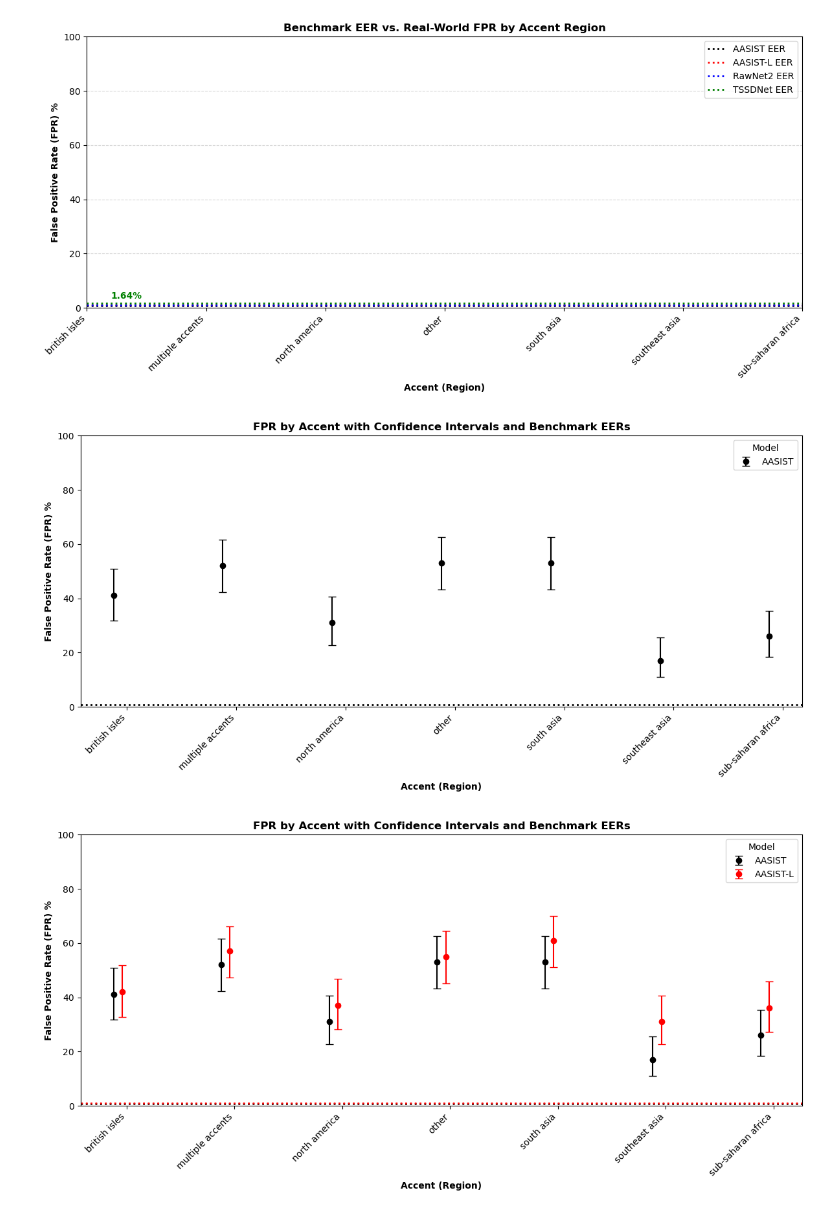
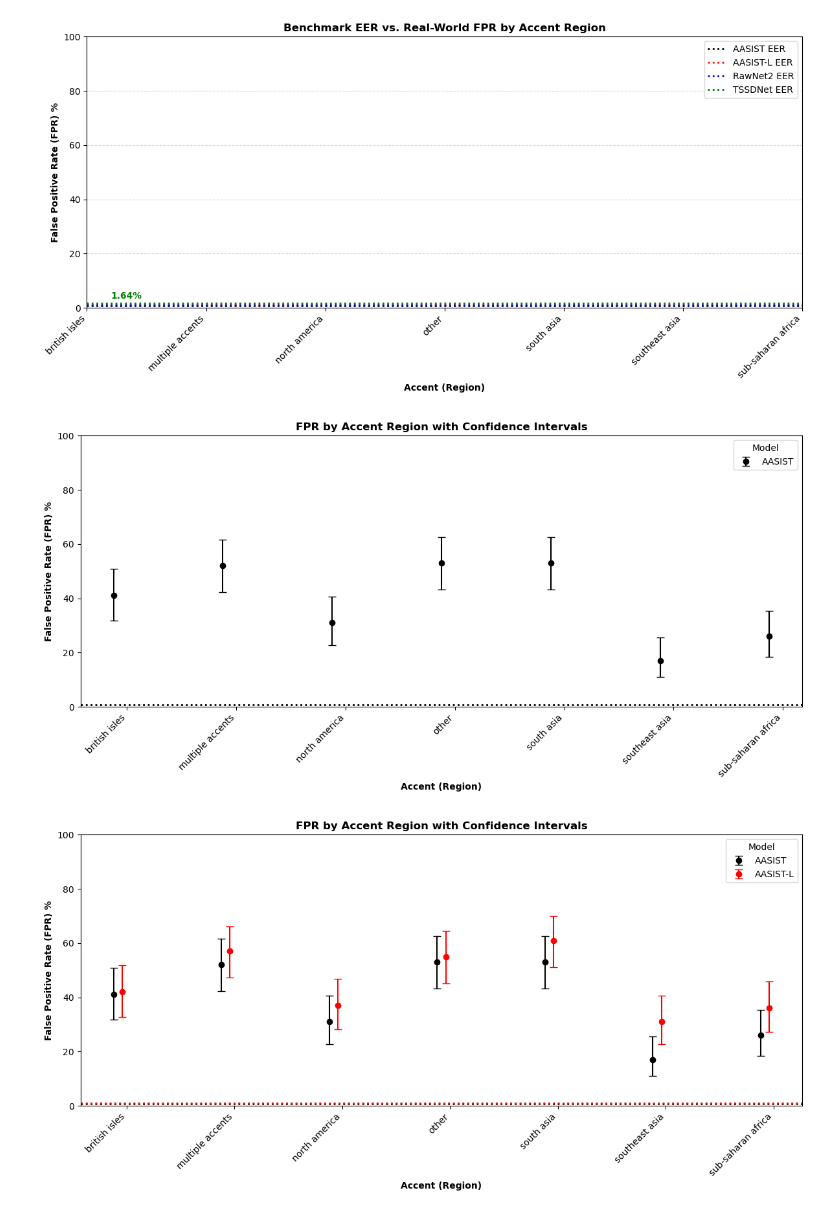
Before and after one commit to madfields17/Capstone_2025, a Jupyter notebook: capstone_models/model_analysis.ipynb, the cells around one changed output. Drawn from its saved outputs; the diff is of its cells as text; code cells hidden in the pictures.

```diff
--- a/capstone_models/model_analysis.ipynb
+++ b/capstone_models/model_analysis.ipynb
@@ -643,35 +643,35 @@ for model in model_colors.keys():
     if model not in cfpr["Model"].unique():
         continue  # Skip missing models
 
     subset = cfpr[cfpr["Model"] == model]
     x_positions = np.arange(len(subset["region"])) + model_offsets[model]  # Apply offset
     ax.errorbar(x_positions, subset["FPR"],
                 yerr=[subset["FPR"] - subset["FPR_CI_Lower"], subset["FPR_CI_Upper"] - subset["FPR"]],
                 fmt="o", color=model_colors[model], capsize=4, label=model)
 
 # Plot the dotted horizontal benchmark EERs with labels on the left side
 for model, eer in zip(models, eer_values):
     if model == 'TSSDNet':
         ax.axhline(y=eer, color=model_colors[model], linestyle="dotted", linewidth=2, label="TSSDNet EER")
         ax.text(-0.5, eer + 1, f"{eer:.2f}%", color=model_colors[model], fontsize=10, fontweight="bold", ha="left", va="bottom")
     else:
         ax.axhline(y=eer, color=model_colors[model], linestyle="dotted", linewidth=2, label="_nolegend_")
 
 # Labels and title
 ax.set_ylabel("False Positive Rate (FPR) %", fontweight="bold")
 ax.set_xlabel("Accent (Region)", fontweight="bold")
-ax.set_title("FPR by Accent with Confidence Intervals and Benchmark EERs", fontweight="bold")
+ax.set_title("FPR by Accent Region with Confidence Intervals", fontweight="bold")
 ax.legend(title="Model")
 ax.set_ylim(0, 100)  # Ensure values fit well
 
 # Set x-axis labels and ticks
 plt.xticks(ticks=np.arange(len(cfpr["region"].unique())),
            labels=cfpr["region"].unique(), rotation=45, ha="right")
 
 plt.tight_layout()
 plt.show()
 # %% [output]
-[figure, old version]
+[figure, new version]
 # %%
 import numpy as np
 import matplotlib.pyplot as plt
@@ -716,7 +716,7 @@ for model, eer in zip(models, eer_values):
 # Labels and title
 ax.set_ylabel("False Positive Rate (FPR) %", fontweight="bold")
 ax.set_xlabel("Accent (Region)", fontweight="bold")
-ax.set_title("FPR by Accent with Confidence Intervals and Benchmark EERs", fontweight="bold")
+ax.set_title("FPR by Accent Region with Confidence Intervals", fontweight="bold")
 ax.legend(title="Model")
 ax.set_ylim(0, 100)  # Ensure values fit well
 
@@ -727,7 +727,7 @@ plt.xticks(ticks=np.arange(len(cfpr["region"].unique())),
 plt.tight_layout()
 plt.show()
 # %% [output]
-[figure, old version]
+[figure, new version]
 # %%
 import numpy as np
 import matplotlib.pyplot as plt
```
Also changed, not shown: parts of 3 cells of this notebook, 2 other files.
